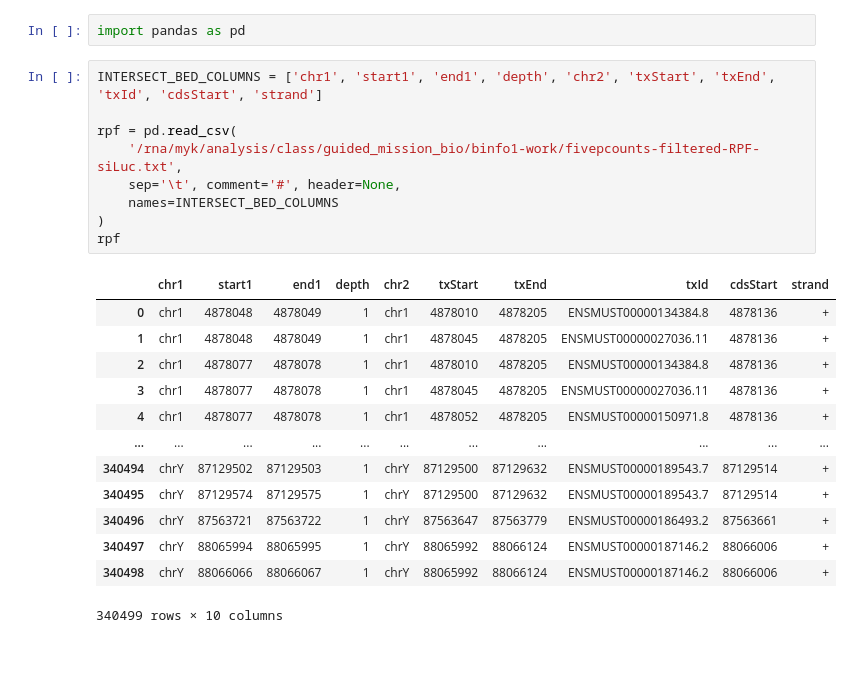
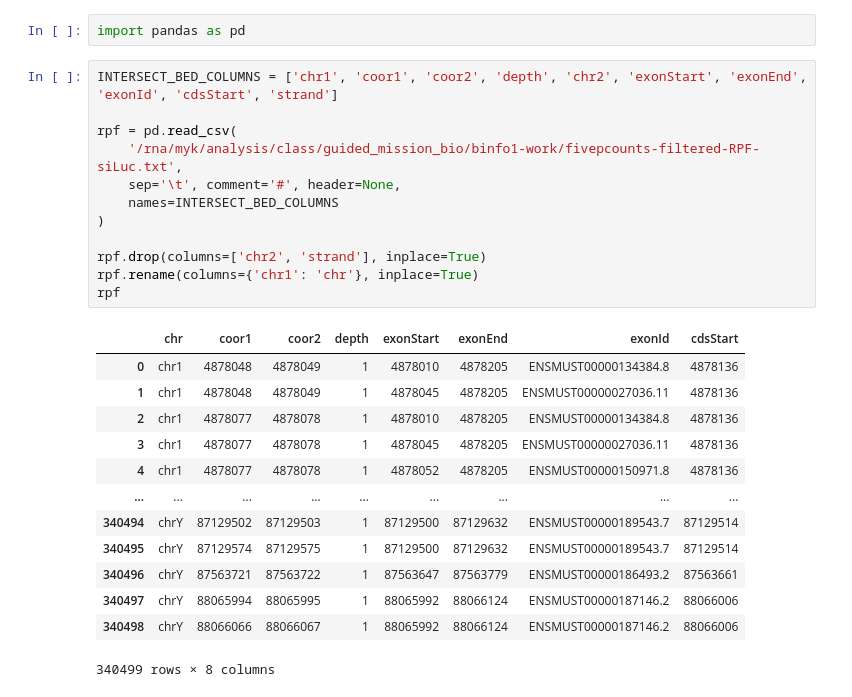
Before and after one commit to yeekyung/MYK_bioinformatics, a Jupyter notebook: CoLab_TermProj_2024_2.ipynb, the cells around one changed output. Cells and saved outputs as stored; diff of their text form; blank space fills up the shorter version.

Commit message:
Term 2 project rpf dataframe processed

```diff
--- a/CoLab_TermProj_2024_2.ipynb
+++ b/CoLab_TermProj_2024_2.ipynb
@@ -256,25 +256,28 @@ chr1    4878103 4878104 1       chr1    4878045 4878205 ENSMUST00000027036.11
 # %%
 import pandas as pd
 # %%
-INTERSECT_BED_COLUMNS = ['chr1', 'start1', 'end1', 'depth', 'chr2', 'txStart', 'txEnd', 'txId', 'cdsStart', 'strand']
+INTERSECT_BED_COLUMNS = ['chr1', 'coor1', 'coor2', 'depth', 'chr2', 'exonStart', 'exonEnd', 'exonId', 'cdsStart', 'strand']
 
 rpf = pd.read_csv(
     '/rna/myk/analysis/class/guided_mission_bio/binfo1-work/fivepcounts-filtered-RPF-siLuc.txt',
     sep='\t', comment='#', header=None,
     names=INTERSECT_BED_COLUMNS
 )
+
+rpf.drop(columns=['chr2', 'strand'], inplace=True)
+rpf.rename(columns={'chr1': 'chr'}, inplace=True)
 rpf
 # %% [output]
-|  | chr1 | start1 | end1 | depth | chr2 | txStart | txEnd | txId | cdsStart | strand |
-| 0 | chr1 | 4878048 | 4878049 | 1 | chr1 | 4878010 | 4878205 | ENSMUST00000134384.8 | 4878136 | + |
-| 1 | chr1 | 4878048 | 4878049 | 1 | chr1 | 4878045 | 4878205 | ENSMUST00000027036.11 | 4878136 | + |
-| 2 | chr1 | 4878077 | 4878078 | 1 | chr1 | 4878010 | 4878205 | ENSMUST00000134384.8 | 4878136 | + |
-| 3 | chr1 | 4878077 | 4878078 | 1 | chr1 | 4878045 | 4878205 | ENSMUST00000027036.11 | 4878136 | + |
-| 4 | chr1 | 4878077 | 4878078 | 1 | chr1 | 4878052 | 4878205 | ENSMUST00000150971.8 | 4878136 | + |
-| ... | ... | ... | ... | ... | ... | ... | ... | ... | ... | ... |
-| 340494 | chrY | 87129502 | 87129503 | 1 | chrY | 87129500 | 87129632 | ENSMUST00000189543.7 | 87129514 | + |
-| 340495 | chrY | 87129574 | 87129575 | 1 | chrY | 87129500 | 87129632 | ENSMUST00000189543.7 | 87129514 | + |
-| 340496 | chrY | 87563721 | 87563722 | 1 | chrY | 87563647 | 87563779 | ENSMUST00000186493.2 | 87563661 | + |
-| 340497 | chrY | 88065994 | 88065995 | 1 | chrY | 88065992 | 88066124 | ENSMUST00000187146.2 | 88066006 | + |
-| 340498 | chrY | 88066066 | 88066067 | 1 | chrY | 88065992 | 88066124 | ENSMUST00000187146.2 | 88066006 | + |
+|  | chr | coor1 | coor2 | depth | exonStart | exonEnd | exonId | cdsStart |
+| 0 | chr1 | 4878048 | 4878049 | 1 | 4878010 | 4878205 | ENSMUST00000134384.8 | 4878136 |
+| 1 | chr1 | 4878048 | 4878049 | 1 | 4878045 | 4878205 | ENSMUST00000027036.11 | 4878136 |
+| 2 | chr1 | 4878077 | 4878078 | 1 | 4878010 | 4878205 | ENSMUST00000134384.8 | 4878136 |
+| 3 | chr1 | 4878077 | 4878078 | 1 | 4878045 | 4878205 | ENSMUST00000027036.11 | 4878136 |
+| 4 | chr1 | 4878077 | 4878078 | 1 | 4878052 | 4878205 | ENSMUST00000150971.8 | 4878136 |
+| ... | ... | ... | ... | ... | ... | ... | ... | ... |
+| 340494 | chrY | 87129502 | 87129503 | 1 | 87129500 | 87129632 | ENSMUST00000189543.7 | 87129514 |
+| 340495 | chrY | 87129574 | 87129575 | 1 | 87129500 | 87129632 | ENSMUST00000189543.7 | 87129514 |
+| 340496 | chrY | 87563721 | 87563722 | 1 | 87563647 | 87563779 | ENSMUST00000186493.2 | 87563661 |
+| 340497 | chrY | 88065994 | 88065995 | 1 | 88065992 | 88066124 | ENSMUST00000187146.2 | 88066006 |
+| 340498 | chrY | 88066066 | 88066067 | 1 | 88065992 | 88066124 | ENSMUST00000187146.2 | 88066006 |
-340499 rows × 10 columns
+340499 rows × 8 columns
```
Also changed, not shown: parts of 6 cells of this notebook.
